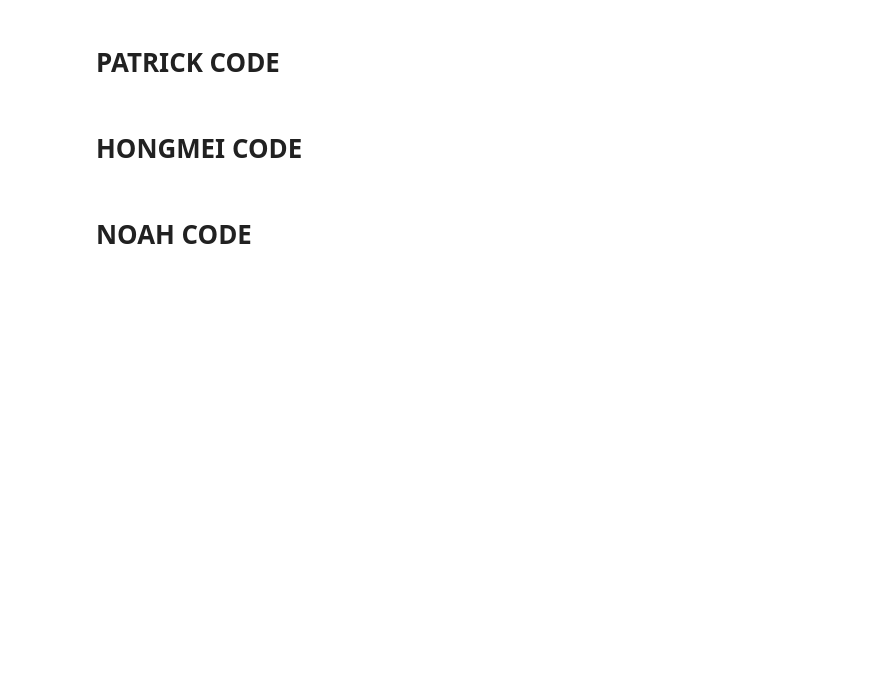
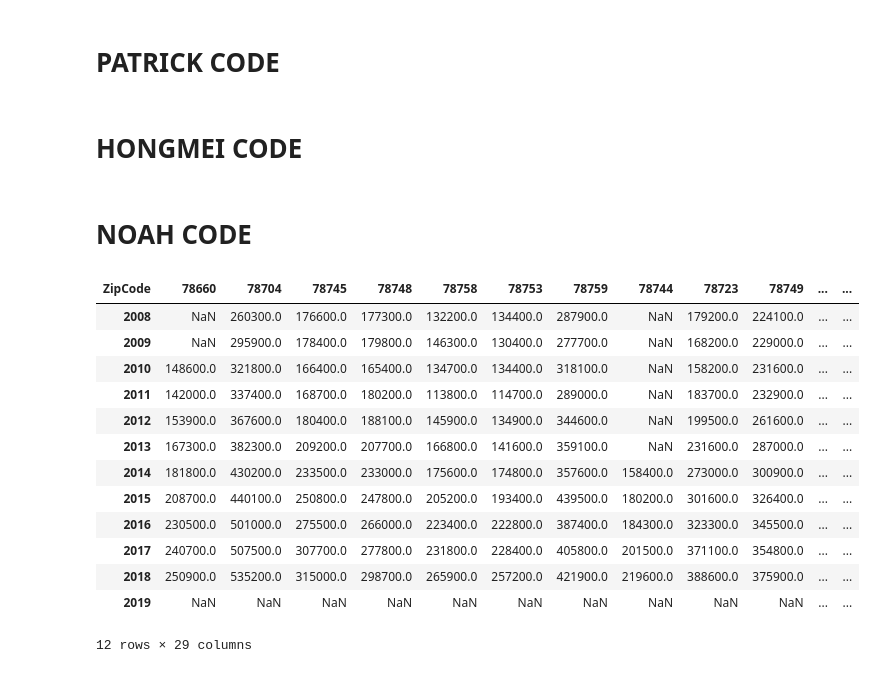
Before and after one commit to ybacoder/project-1, a Jupyter notebook: project_1.ipynb, the cells around one changed output. Saved outputs shown, nothing was run; the diff lists cells and outputs as text; code cells hidden in the pictures; blank space fills up the shorter version.

```diff
--- a/project_1.ipynb
+++ b/project_1.ipynb
@@ -139,3 +158,22 @@ zillow_df.plot()
 # HONGMEI CODE
 # %% [markdown]
 # NOAH CODE
+# %%
+zillow_df_annual = zillow_df[[i[-2:]=="11" for i in zillow_df.index]]
+zillow_df_annual.index = [i[:4] for i in zillow_df_annual.index]
+zillow_df_annual
+# %% [output]
+| ZipCode | 78660 | 78704 | 78745 | 78748 | 78758 | 78753 | 78759 | 78744 | 78723 | 78749 | ... | ... |
+| 2008 | NaN | 260300.0 | 176600.0 | 177300.0 | 132200.0 | 134400.0 | 287900.0 | NaN | 179200.0 | 224100.0 | ... | ... |
+| 2009 | NaN | 295900.0 | 178400.0 | 179800.0 | 146300.0 | 130400.0 | 277700.0 | NaN | 168200.0 | 229000.0 | ... | ... |
+| 2010 | 148600.0 | 321800.0 | 166400.0 | 165400.0 | 134700.0 | 134400.0 | 318100.0 | NaN | 158200.0 | 231600.0 | ... | ... |
+| 2011 | 142000.0 | 337400.0 | 168700.0 | 180200.0 | 113800.0 | 114700.0 | 289000.0 | NaN | 183700.0 | 232900.0 | ... | ... |
+| 2012 | 153900.0 | 367600.0 | 180400.0 | 188100.0 | 145900.0 | 134900.0 | 344600.0 | NaN | 199500.0 | 261600.0 | ... | ... |
+| 2013 | 167300.0 | 382300.0 | 209200.0 | 207700.0 | 166800.0 | 141600.0 | 359100.0 | NaN | 231600.0 | 287000.0 | ... | ... |
+| 2014 | 181800.0 | 430200.0 | 233500.0 | 233000.0 | 175600.0 | 174800.0 | 357600.0 | 158400.0 | 273000.0 | 300900.0 | ... | ... |
+| 2015 | 208700.0 | 440100.0 | 250800.0 | 247800.0 | 205200.0 | 193400.0 | 439500.0 | 180200.0 | 301600.0 | 326400.0 | ... | ... |
+| 2016 | 230500.0 | 501000.0 | 275500.0 | 266000.0 | 223400.0 | 222800.0 | 387400.0 | 184300.0 | 323300.0 | 345500.0 | ... | ... |
+| 2017 | 240700.0 | 507500.0 | 307700.0 | 277800.0 | 231800.0 | 228400.0 | 405800.0 | 201500.0 | 371100.0 | 354800.0 | ... | ... |
+| 2018 | 250900.0 | 535200.0 | 315000.0 | 298700.0 | 265900.0 | 257200.0 | 421900.0 | 219600.0 | 388600.0 | 375900.0 | ... | ... |
+| 2019 | NaN | NaN | NaN | NaN | NaN | NaN | NaN | NaN | NaN | NaN | ... | ... |
+12 rows × 29 columns
```
Also changed, not shown: parts of 4 cells of this notebook, 1 other file.
